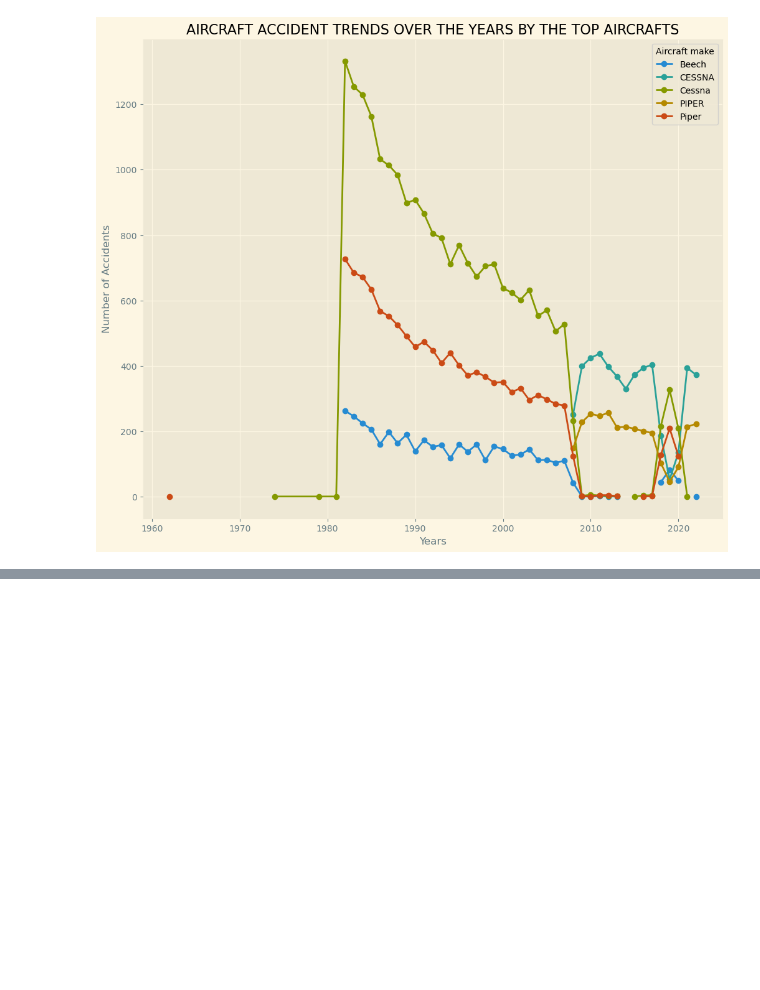
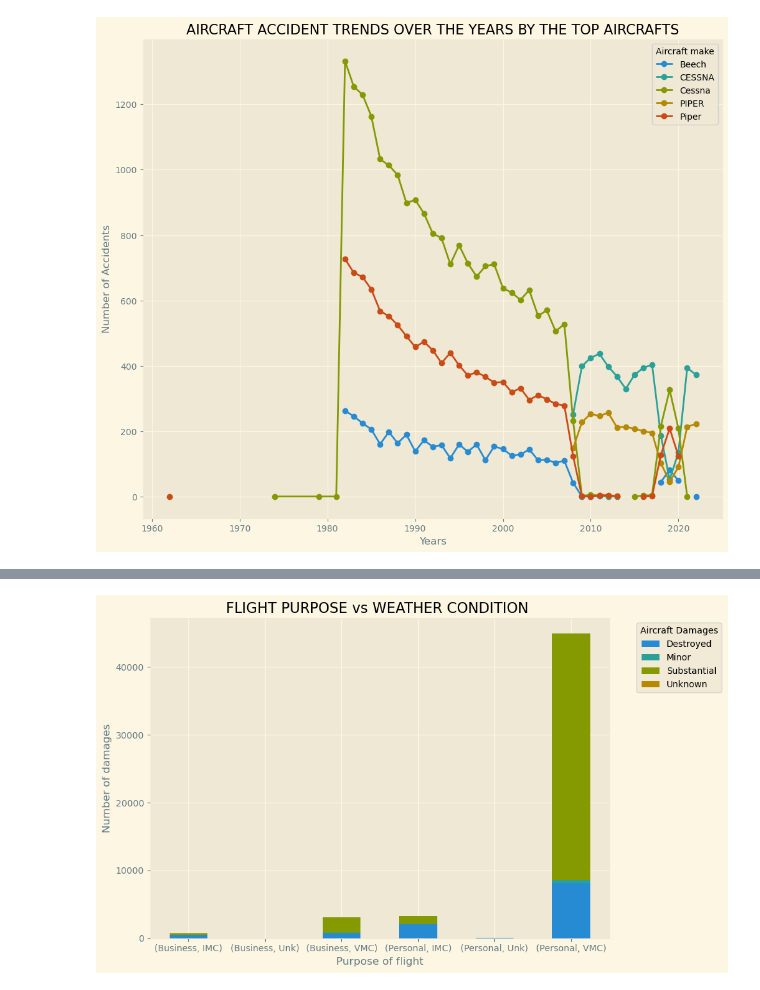
Before and after one commit to Victoria-ui227/Aviation-accidents-trends, a Jupyter notebook: aviation.ipynb, the cells around one changed output, grey strips where cells are left out. Saved outputs shown, nothing was run; the diff lists cells and outputs as text; code cells hidden in the pictures; blank space fills up the shorter version.

```diff
--- a/aviation.ipynb
+++ b/aviation.ipynb
@@ -175,0 +390,2 @@ From the plot, from 1980 to 2022, there has been a significant reduction in the
+# %%
+flight_purpose_df= aviation_df.loc[aviation_df['Purpose.of.flight'].isin(['Personal','Business'])]
@@ -175,0 +395,6 @@ From the plot, from 1980 to 2022, there has been a significant reduction in the
+# %%
+#modifying the dataframe to only keep rows that have IMC,VMC and unk records for clear and easy to interpret visualization.
+flight_purpose_df=flight_purpose_df.loc[(flight_purpose_df['Weather.Condition']!= 'UNK')&(flight_purpose_df['Weather.Condition']!= 'unk')]
+# %%
+weather_pivot= flight_purpose_df.groupby(['Purpose.of.flight','Weather.Condition','Aircraft.damage']).size().unstack()
+weather_pivot
@@ -175,0 +410,10 @@ From the plot, from 1980 to 2022, there has been a significant reduction in the
+# %%
+weather_pivot.plot(kind='bar', stacked=True, figsize=(10, 6));
+plt.title('FLIGHT PURPOSE vs WEATHER CONDITION ', fontsize=16)
+plt.xlabel('Purpose of flight', fontsize=12)
+plt.ylabel('Number of damages', fontsize=12)
+plt.xticks(rotation=0)
+plt.legend(title='Aircraft Damages', bbox_to_anchor=(1.05, 1), loc='upper left')
+plt.tight_layout();
+# %% [output]
+[figure, added]
```
Also changed, not shown: parts of 36 cells of this notebook.
